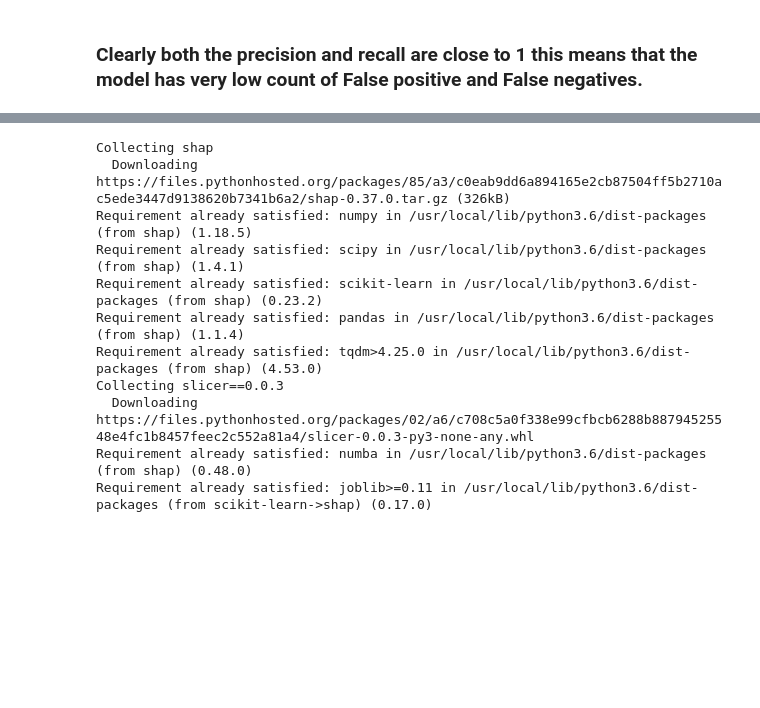
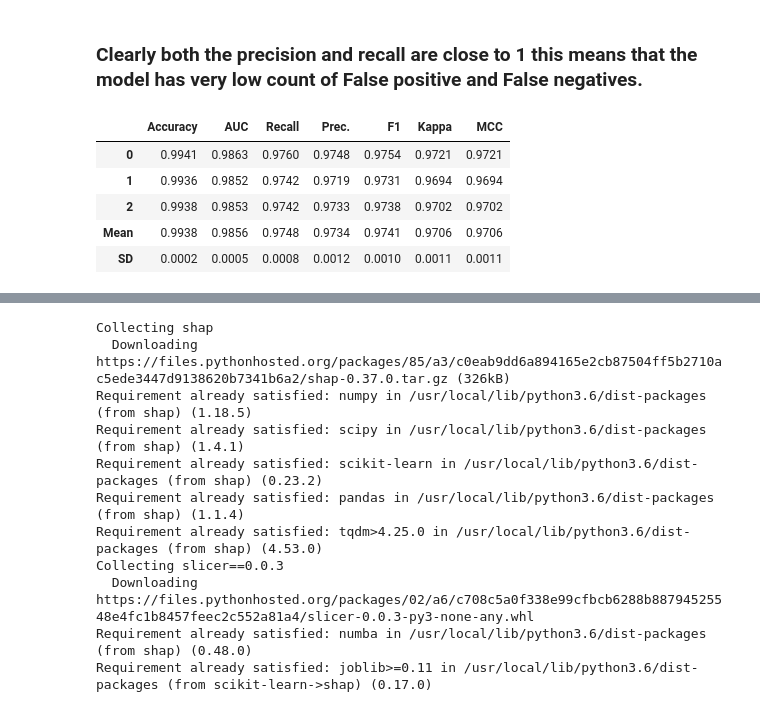
Before and after one commit to abhinavgairola/Lending_Club_Project, a Jupyter notebook: Machine_Learning.ipynb, the cells around one changed output, grey strips where cells are left out. Cells and saved outputs as stored; diff of their text form; code cells hidden in the pictures; blank space fills up the shorter version.

```diff
--- a/Machine_Learning.ipynb
+++ b/Machine_Learning.ipynb
@@ -363,3 +365,12 @@ plot_model(tuned_lr, plot = 'pr',scale=2)
 [figure]
 # %% [markdown]
 ### Clearly both the precision and recall are close to 1 this means that the model has very low count of False positive and False negatives.
+# %%
+decision_tree = create_model('dt')
+# %% [output]
+|  | Accuracy | AUC | Recall | Prec. | F1 | Kappa | MCC |
+| 0 | 0.9941 | 0.9863 | 0.9760 | 0.9748 | 0.9754 | 0.9721 | 0.9721 |
+| 1 | 0.9936 | 0.9852 | 0.9742 | 0.9719 | 0.9731 | 0.9694 | 0.9694 |
+| 2 | 0.9938 | 0.9853 | 0.9742 | 0.9733 | 0.9738 | 0.9702 | 0.9702 |
+| Mean | 0.9938 | 0.9856 | 0.9748 | 0.9734 | 0.9741 | 0.9706 | 0.9706 |
+| SD | 0.0002 | 0.0005 | 0.0008 | 0.0012 | 0.0010 | 0.0011 | 0.0011 |
```
Also changed, not shown: parts of 5 cells of this notebook.
